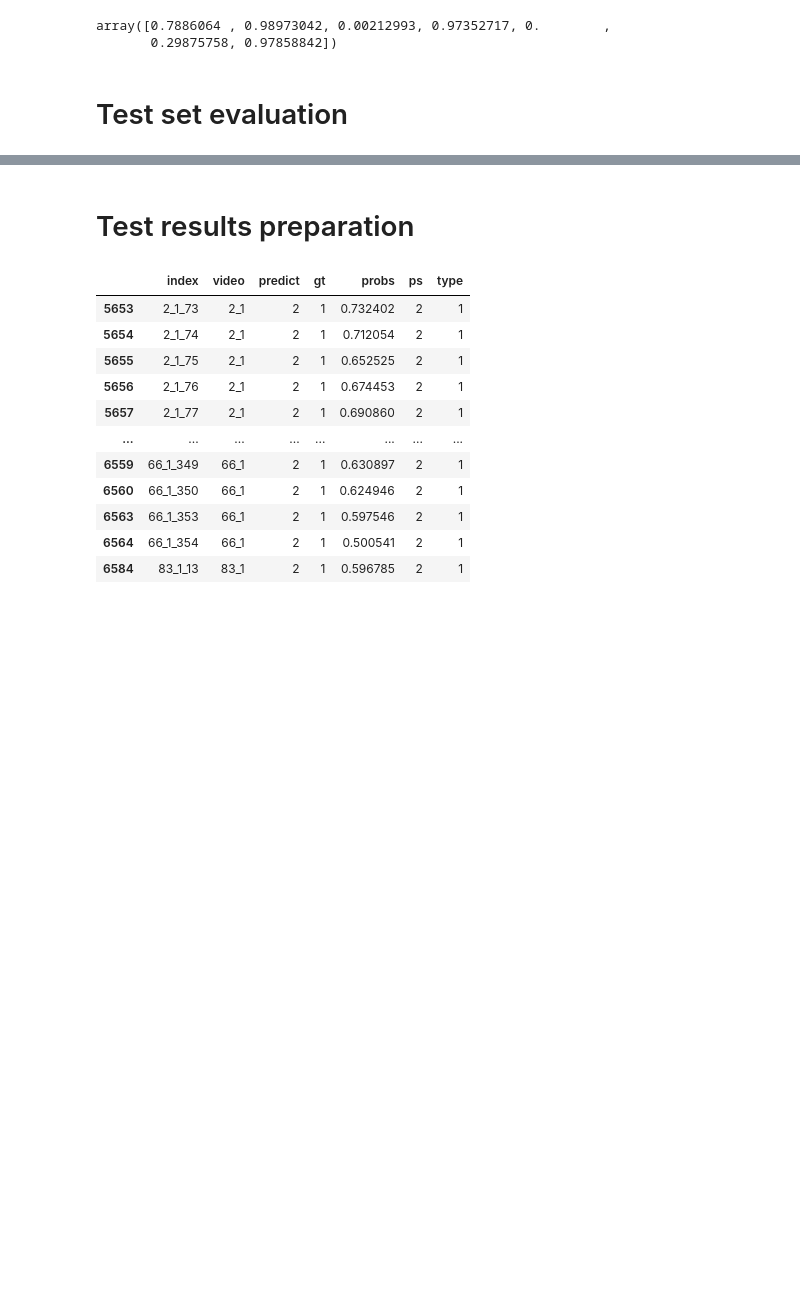
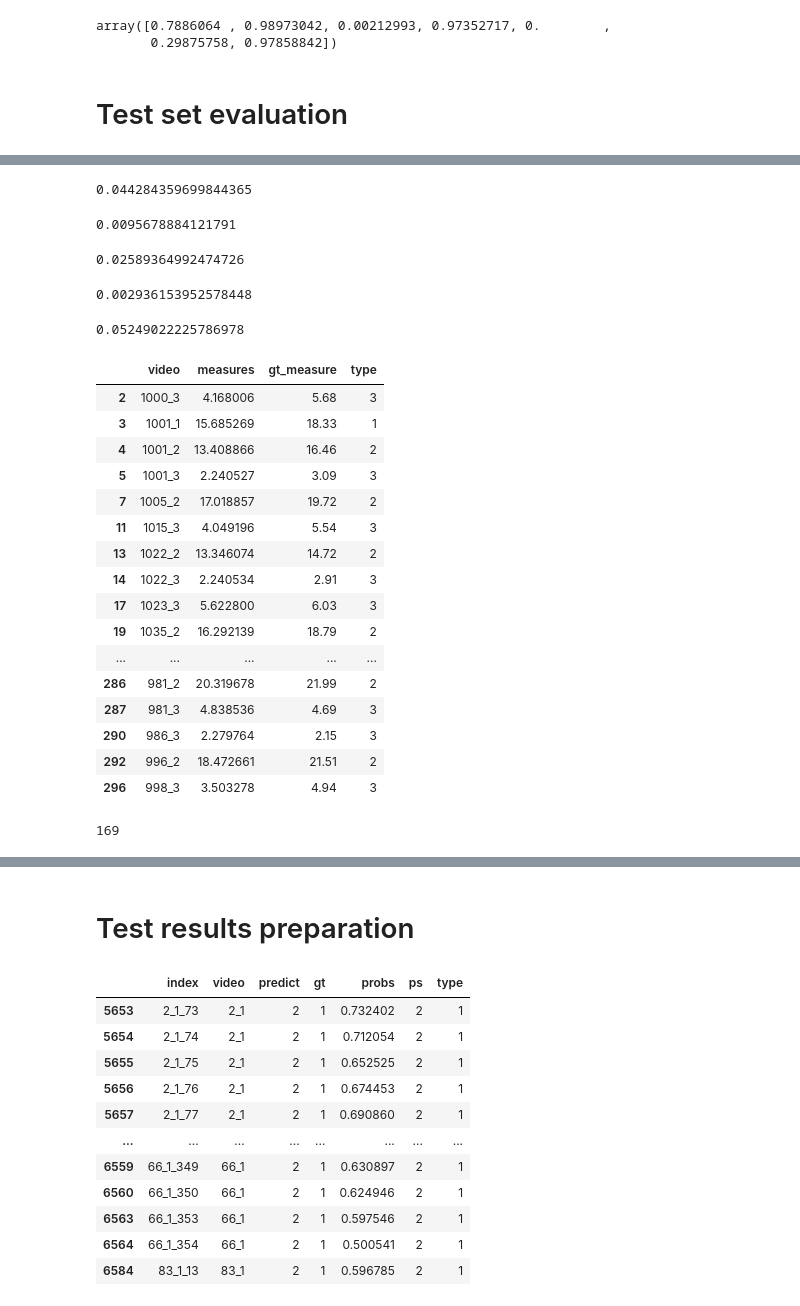
Before and after one commit to karolpustelnik/Fetal-RL, a Jupyter notebook: data_preparation/test_data/val_set_metrics.ipynb, the cells around one changed output, grey strips where cells are left out. Drawn from its saved outputs; the diff is of its cells as text; code cells hidden in the pictures; blank space fills up the shorter version.

```diff
--- a/data_preparation/test_data/val_set_metrics.ipynb
+++ b/data_preparation/test_data/val_set_metrics.ipynb
@@ -258,6 +258,3 @@ ps = pd.read_csv('/data/kpusteln/Fetal-RL/test_data/test_data_full.csv')
 ps_train = pd.read_csv('/data/kpusteln/Fetal-RL/data_preparation/data_biometry/ete_model/biometry_train.csv')
 # %% [markdown]
 # Test set evaluation
-# %%
-results_reg = pd.read_csv('/data/kpusteln/Fetal-RL/data_preparation/test_data/results_reg_kfa.csv')
-gt_data = pd.read_csv('/data/kpusteln/Fetal-RL/data_preparation/test_data/natalia_biometry.csv')
@@ -353,0 +485,3 @@ data_abdomen = data_merged_grouped[data_merged_grouped['type'] == '2']
+# %%
+def percentage_error(gt, pred):
+    return np.abs((gt - pred)/gt)
@@ -353,0 +557,40 @@ data_abdomen = data_merged_grouped[data_merged_grouped['type'] == '2']
+# %%
+np.mean(mape_femur_list)
+# %% [output]
+0.044284359699844365
+# %%
+np.std(mape_head_list)
+# %% [output]
+0.0095678884121791
+# %%
+np.mean(mape_head_list)
+# %% [output]
+0.02589364992474726
+# %%
+np.std(mape_abdomen_list)
+# %% [output]
+0.002936153952578448
+# %%
+np.mean(mape_abdomen_list)
+# %% [output]
+0.05249022225786978
+# %%
+data_merged_grouped
+# %% [output]
+|  | video | measures | gt_measure | type |
+| 2 | 1000_3 | 4.168006 | 5.68 | 3 |
+| 3 | 1001_1 | 15.685269 | 18.33 | 1 |
+| 4 | 1001_2 | 13.408866 | 16.46 | 2 |
+| 5 | 1001_3 | 2.240527 | 3.09 | 3 |
+| 7 | 1005_2 | 17.018857 | 19.72 | 2 |
+| 11 | 1015_3 | 4.049196 | 5.54 | 3 |
+| 13 | 1022_2 | 13.346074 | 14.72 | 2 |
+| 14 | 1022_3 | 2.240534 | 2.91 | 3 |
+| 17 | 1023_3 | 5.622800 | 6.03 | 3 |
+| 19 | 1035_2 | 16.292139 | 18.79 | 2 |
+| ... | ... | ... | ... | ... |
+| 286 | 981_2 | 20.319678 | 21.99 | 2 |
+| 287 | 981_3 | 4.838536 | 4.69 | 3 |
+| 290 | 986_3 | 2.279764 | 2.15 | 3 |
+| 292 | 996_2 | 18.472661 | 21.51 | 2 |
+| 296 | 998_3 | 3.503278 | 4.94 | 3 |
@@ -353,0 +609,4 @@ data_abdomen = data_merged_grouped[data_merged_grouped['type'] == '2']
+# %%
+len(kfa_mape_all_list[2])
+# %% [output]
+169
```
Also changed, not shown: parts of 58 cells of this notebook, 43 other files.
